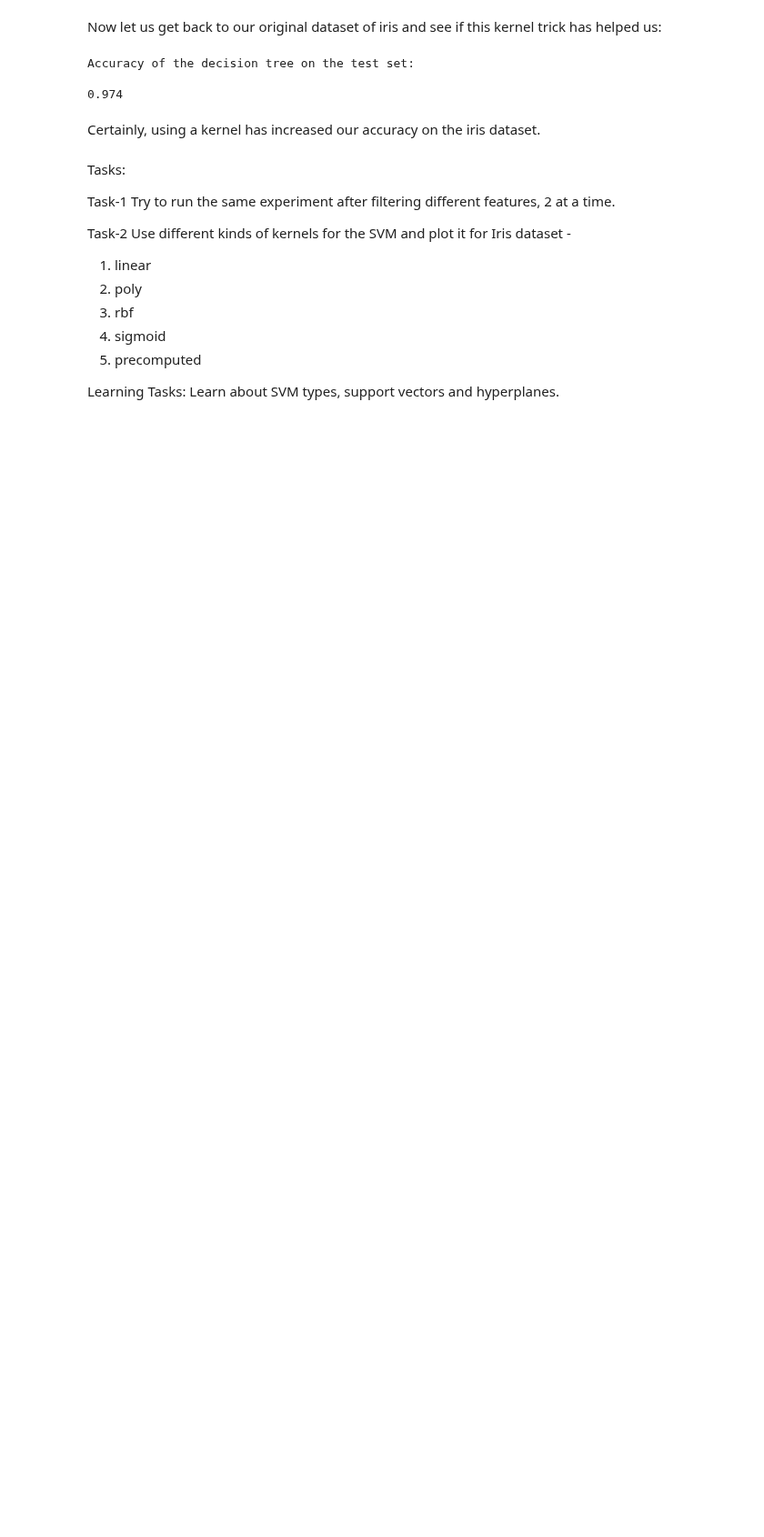
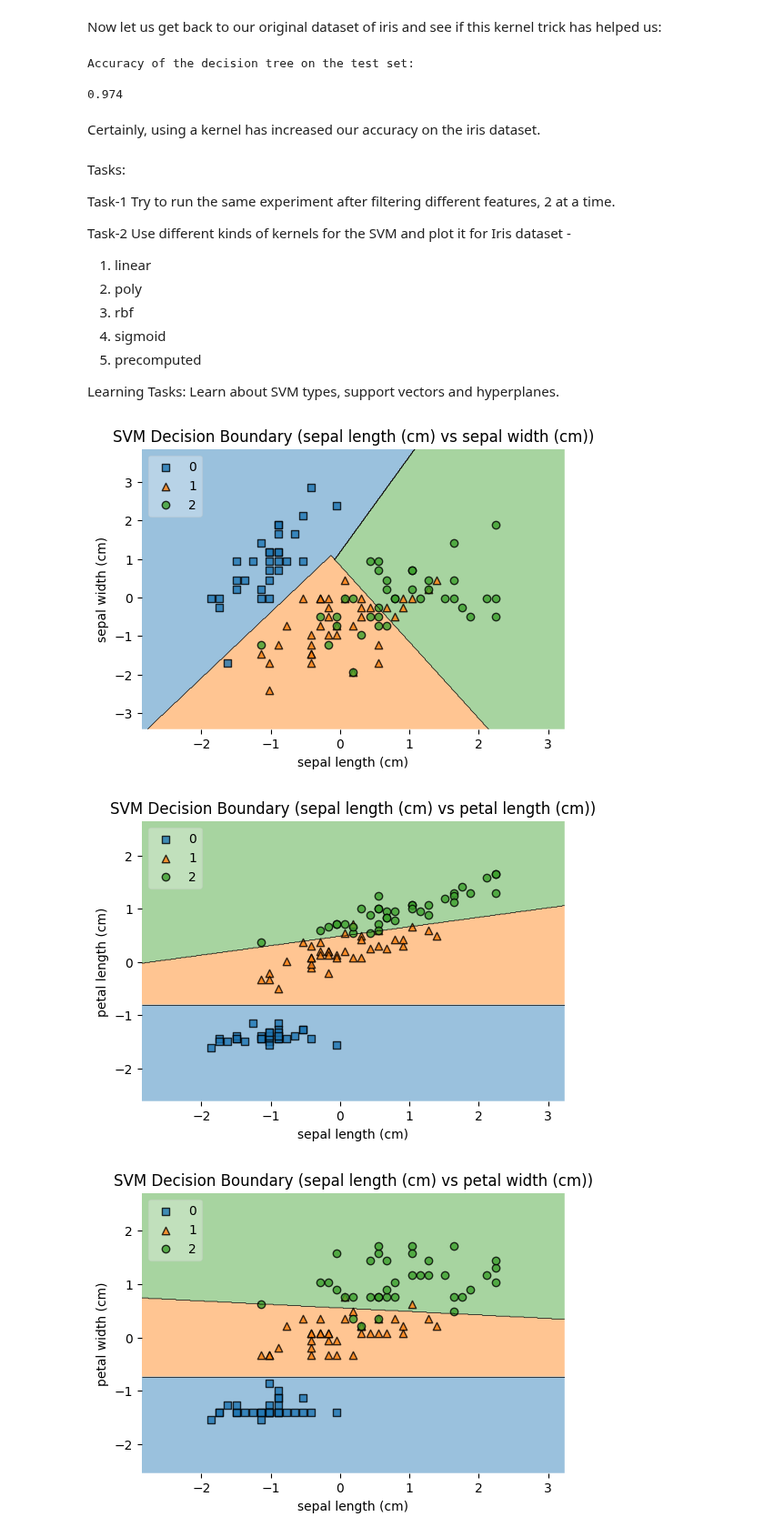
Before and after one commit to AJyotshna/FMML-MODULES, a Jupyter notebook: FMML_2024_Module_5_Lab_1_NL_SVM.ipynb, the cells around one changed output. Shown at 91% size. Drawn from its saved outputs; the diff is of its cells as text; code cells hidden in the pictures; blank space fills up the shorter version.

```diff
--- a/FMML_2024_Module_5_Lab_1_NL_SVM.ipynb
+++ b/FMML_2024_Module_5_Lab_1_NL_SVM.ipynb
@@ -186,3 +188,63 @@ Use different kinds of kernels for the SVM and plot it for Iris dataset -
 
 Learning Tasks:
 Learn about SVM types, support vectors and hyperplanes.
+# %%
+import numpy as np
+import matplotlib.pyplot as plt
+import seaborn as sns
+from sklearn import datasets
+from sklearn.svm import SVC
+from sklearn.model_selection import train_test_split
+from sklearn.preprocessing import StandardScaler
+from itertools import combinations
+from mlxtend.plotting import plot_decision_regions
+
+# Load the Iris dataset
+iris = datasets.load_iris()
+X, y = iris.data, iris.target
+feature_names = iris.feature_names
+
+# Task 1: Filter different features (2 at a time) and run SVM
+combs = list(combinations(range(X.shape[1]), 2))
+
+for comb in combs:
+    X_selected = X[:, comb]  # Select two features
+    X_train, X_test, y_train, y_test = train_test_split(X_selected, y, test_size=0.3, random_state=42)
+
+    scaler = StandardScaler()
+    X_train = scaler.fit_transform(X_train)
+    X_test = scaler.transform(X_test)
+
+    model = SVC(kernel='linear')
+    model.fit(X_train, y_train)
+
+    plt.figure(figsize=(6, 4))
+    plot_decision_regions(X_train, y_train, clf=model, legend=2)
+    plt.title(f"SVM Decision Boundary ({feature_names[comb[0]]} vs {feature_names[comb[1]]})")
+    plt.xlabel(feature_names[comb[0]])
+    plt.ylabel(feature_names[comb[1]])
+    plt.show()
+
+# Task 2: Use different kernels for SVM and plot results
+kernels = ['linear', 'poly', 'rbf', 'sigmoid']
+X_selected = X[:, :2]  # Use first two features for visualization
+X_train, X_test, y_train, y_test = train_test_split(X_selected, y, test_size=0.3, random_state=42)
+
+scaler = StandardScaler()
+X_train = scaler.fit_transform(X_train)
+X_test = scaler.transform(X_test)
+
+for kernel in kernels:
+    model = SVC(kernel=kernel)
+    model.fit(X_train, y_train)
+
+    plt.figure(figsize=(6, 4))
+    plot_decision_regions(X_train, y_train, clf=model, legend=2)
+    plt.title(f"SVM Decision Boundary with {kernel} kernel")
+    plt.xlabel(feature_names[0])
+    plt.ylabel(feature_names[1])
+    plt.show()
+# %% [output]
+[figure, added]
+[figure, added]
+[figure, added]
```
Also changed, not shown: parts of 4 cells of this notebook.
